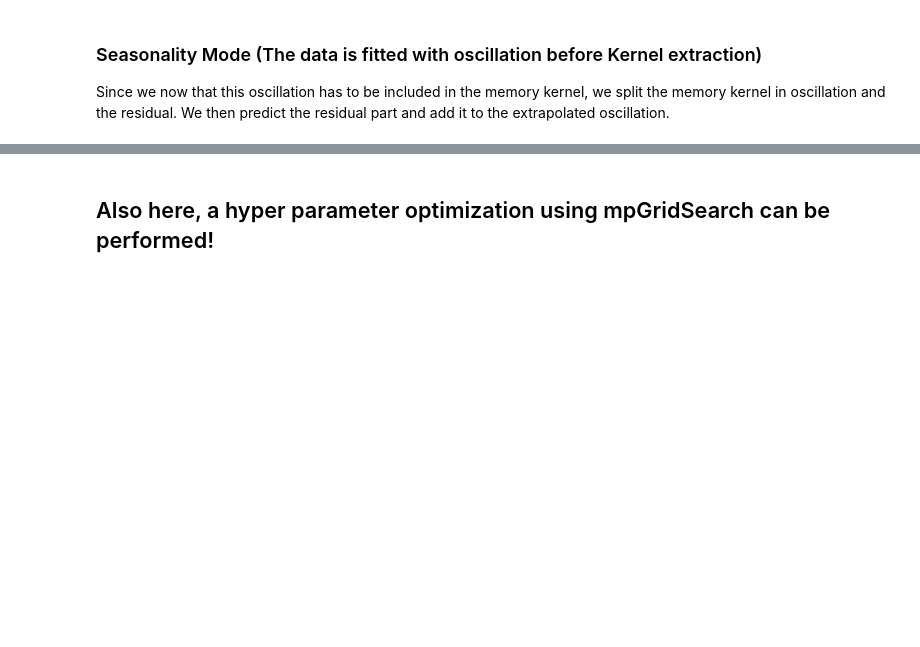
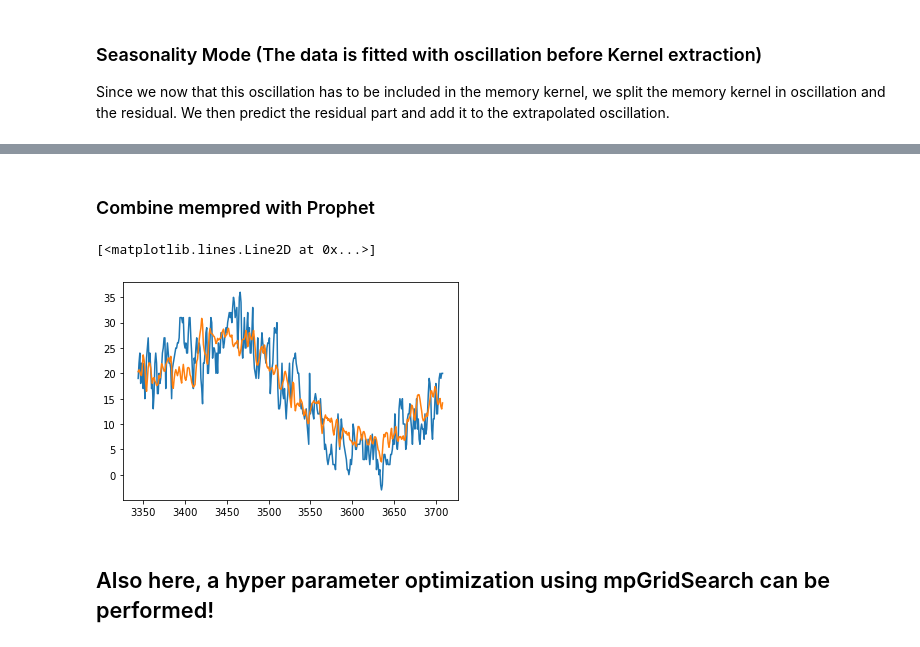
Before and after one commit to hkiefer/mempred, a Jupyter notebook: example/Example Temperature.ipynb, the cells around one changed output, grey strips where cells are left out. Saved outputs shown, nothing was run; the diff lists cells and outputs as text; code cells hidden in the pictures; blank space fills up the shorter version.

Commit message:
combine prophet with memped

```diff
--- a/example/Example Temperature.ipynb
+++ b/example/Example Temperature.ipynb
@@ -117,3 +121,36 @@ plotting prediction...
+# %% [markdown]
+### Combine mempred with Prophet
+# %%
+from fbprophet import Prophet
+#install via conda install fbprophet -c conda-forge or pip install fbprophet (pystan has to be installed first)
+
+cut = len(data)-700
+n_steps = 365
+trunc = 400
+
+m = Prophet(daily_seasonality = True, weekly_seasonality = True, yearly_seasonality = True)
+#df = pd.DataFrame(trj['maxtempC'],trj.index)
+df = pd.concat([data["date_time"][:cut], data["maxtempC"][:cut]], axis=1, keys=['ds', 'y'])
+m.fit(df)
+
+future = m.make_future_dataframe(periods=n_steps)
+#future.tail()
+predProph = m.predict(future)
+data_res=  data["maxtempC"][:cut] - predProph['yhat'][:cut]
+
+
+predict=GLEPredictionMETEO(bins=32,  cut = cut ,trunc=trunc, dt = 1, no_fe=False, plot_pred = False)
+kernel = predict.extractKernel([data_res.values])
+
+GLE=predict.predictGLE([data_res.values], n_steps=n_steps, n_preds = 10, return_full_trjs=True, zero_noise = False, alpha = 1,cond_noise = 10)
+
+prediction = GLE[2] + predProph['yhat'][cut:cut+n_steps]
+
+plt.plot(data["maxtempC"][cut:cut+n_steps])
+plt.plot(prediction)
+# %% [output]
+[<matplotlib.lines.Line2D at 0x...>]
+[figure, added]
 # %% [markdown]
 ## Also here, a hyper parameter optimization using mpGridSearch can be performed!
 # %%
```
Also changed, not shown: parts of 6 cells of this notebook, 5 other files.
